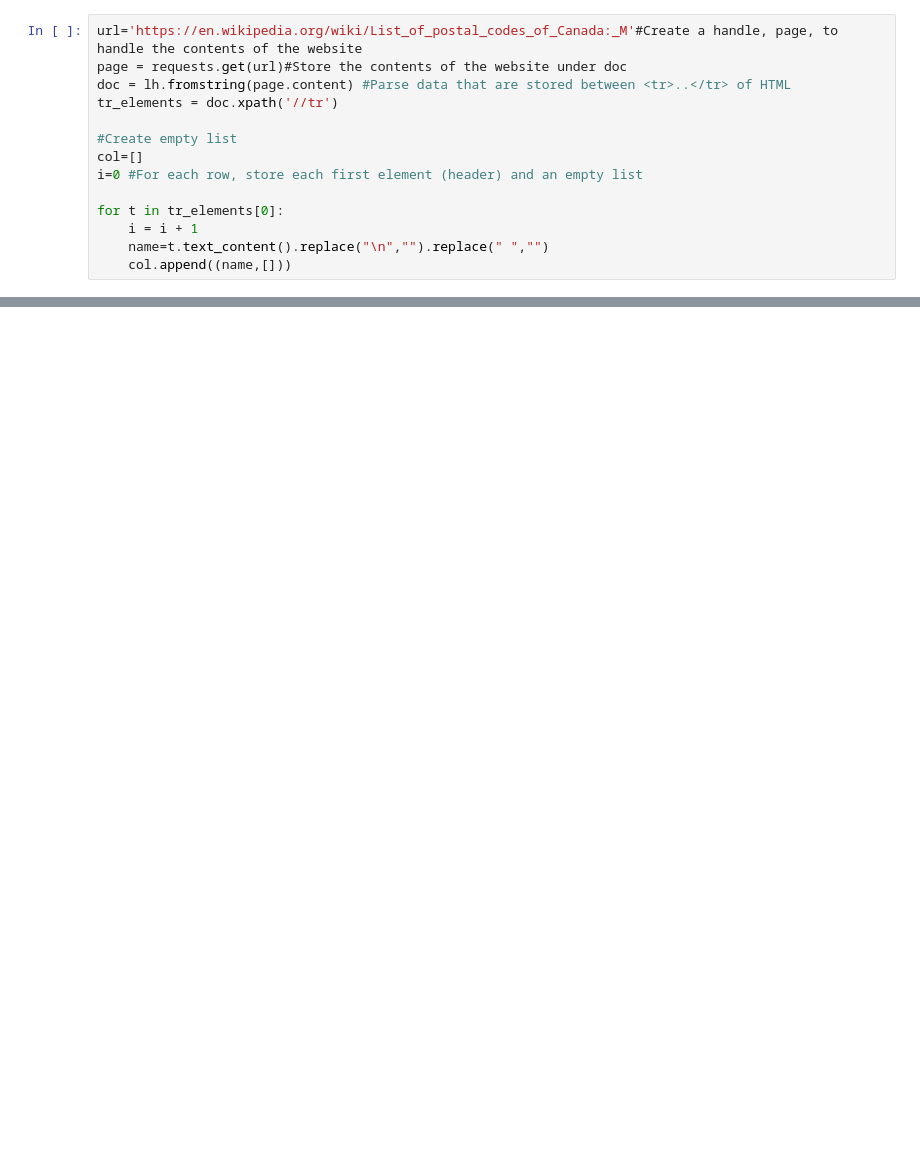
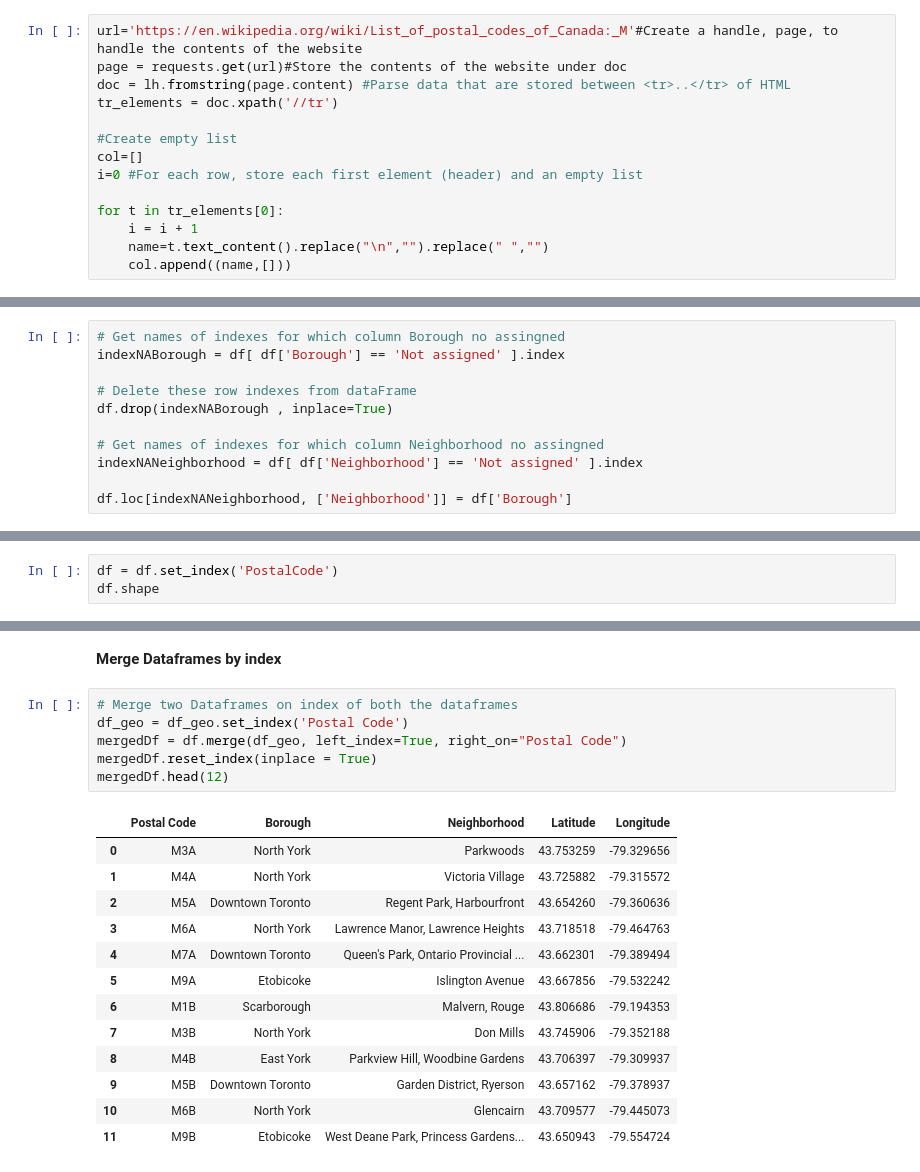
Before and after one commit to jb4utista/Coursera_Capstone, a Jupyter notebook: Capstone.ipynb, the cells around one changed output, grey strips where cells are left out. Cells and saved outputs as stored; diff of their text form; blank space fills up the shorter version.

```diff
--- a/Capstone.ipynb
+++ b/Capstone.ipynb
@@ -72,0 +67,11 @@ df.head(12)
+# %%
+# Get names of indexes for which column Borough no assingned
+indexNABorough = df[ df['Borough'] == 'Not assigned' ].index
+
+# Delete these row indexes from dataFrame
+df.drop(indexNABorough , inplace=True)
+
+# Get names of indexes for which column Neighborhood no assingned
+indexNANeighborhood = df[ df['Neighborhood'] == 'Not assigned' ].index
+
+df.loc[indexNANeighborhood, ['Neighborhood']] = df['Borough']
@@ -72,0 +94,3 @@ df.head(12)
+# %%
+df = df.set_index('PostalCode')
+df.shape
@@ -72,0 +110,22 @@ df.head(12)
+# %% [markdown]
+**Merge Dataframes by index**
+# %%
+# Merge two Dataframes on index of both the dataframes
+df_geo = df_geo.set_index('Postal Code')
+mergedDf = df.merge(df_geo, left_index=True, right_on="Postal Code")
+mergedDf.reset_index(inplace = True)
+mergedDf.head(12)
+# %% [output]
+|  | Postal Code | Borough | Neighborhood | Latitude | Longitude |
+| 0 | M3A | North York | Parkwoods | 43.753259 | -79.329656 |
+| 1 | M4A | North York | Victoria Village | 43.725882 | -79.315572 |
+| 2 | M5A | Downtown Toronto | Regent Park, Harbourfront | 43.654260 | -79.360636 |
+| 3 | M6A | North York | Lawrence Manor, Lawrence Heights | 43.718518 | -79.464763 |
+| 4 | M7A | Downtown Toronto | Queen's Park, Ontario Provincial ... | 43.662301 | -79.389494 |
+| 5 | M9A | Etobicoke | Islington Avenue | 43.667856 | -79.532242 |
+| 6 | M1B | Scarborough | Malvern, Rouge | 43.806686 | -79.194353 |
+| 7 | M3B | North York | Don Mills | 43.745906 | -79.352188 |
+| 8 | M4B | East York | Parkview Hill, Woodbine Gardens | 43.706397 | -79.309937 |
+| 9 | M5B | Downtown Toronto | Garden District, Ryerson | 43.657162 | -79.378937 |
+| 10 | M6B | North York | Glencairn | 43.709577 | -79.445073 |
+| 11 | M9B | Etobicoke | West Deane Park, Princess Gardens... | 43.650943 | -79.554724 |
```
Also changed, not shown: parts of 41 cells of this notebook.
